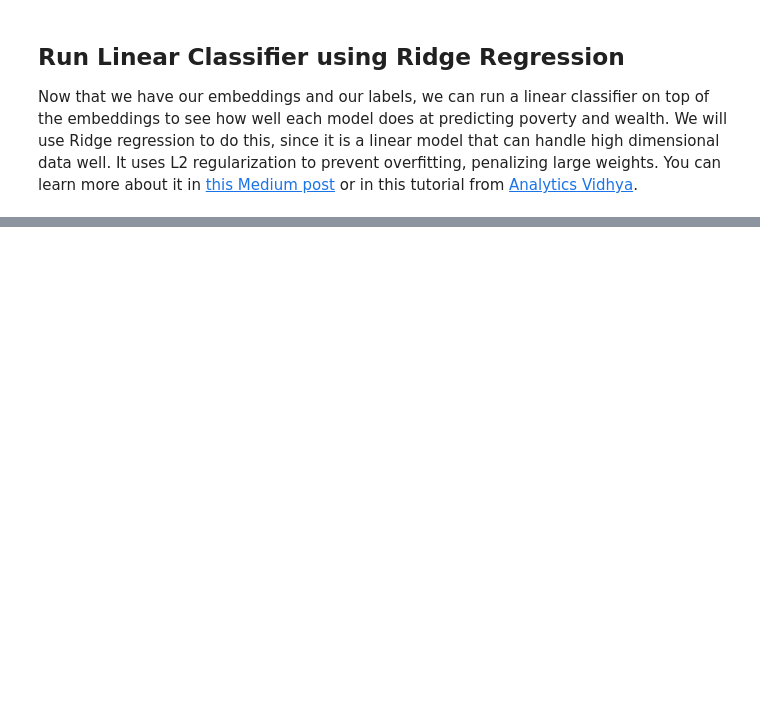
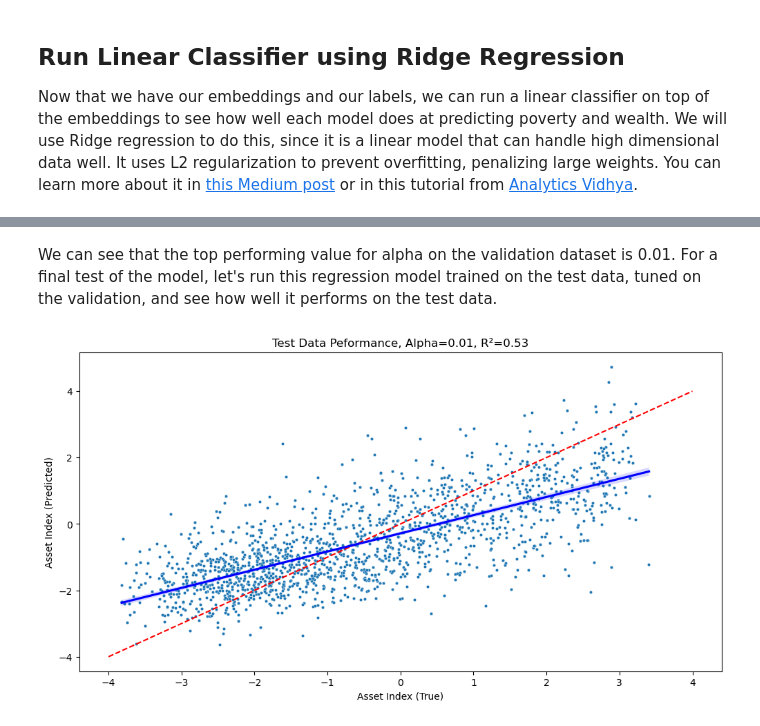
Before and after one commit to Better-Planet-Laboratory/ai4good, a Jupyter notebook: Notebooks/wk5/pt2-mosaiks.ipynb, the cells around one changed output, grey strips where cells are left out. Cells and saved outputs as stored; diff of their text form; code cells hidden in the pictures; blank space fills up the shorter version.

```diff
--- a/Notebooks/wk5/pt2-mosaiks.ipynb
+++ b/Notebooks/wk5/pt2-mosaiks.ipynb
@@ -253,0 +252,30 @@ plt.show()
+# %% [markdown]
+We can see that the top performing value for alpha on the validation dataset is 0.01. For a final test of the model, let's run this regression model trained on the test data, tuned on the validation, and see how well it performs on the test data.
+# %%
+# Select the best alpha value from the validation data
+alpha = 0.01
+
+# Train Ridge regression model on training data
+ridge_model = Ridge(alpha=alpha)
+ridge_model.fit(X_train, y_train)
+coefficients = ridge_model.coef_
+
+# Use coefficients from training for inference on test data
+y_pred = X_test @ coefficients + ridge_model.intercept_
+r2 = r2_score(y_test, y_pred)
+
+# Create scatter plot using Seaborn
+plt.figure(figsize=(12, 6))
+sns.scatterplot(x=y_test, y=y_pred, s=10)
+plt.plot([-4, 4], [-4, 4], "r--")  # 45-degree line
+
+# Fit a regression line with confidence interval
+sns.regplot(x=y_test, y=y_pred, scatter=False, ci=95, line_kws={"color": "blue"})
+
+plt.title(f"Test Data Peformance, Alpha={alpha}, R²={r2:.2f}")
+plt.xlabel("Asset Index (True)")
+plt.ylabel("Asset Index (Predicted)")
+
+plt.show()
+# %% [output]
+[figure, added]
```
Also changed, not shown: parts of 15 cells of this notebook, 1 other file.
